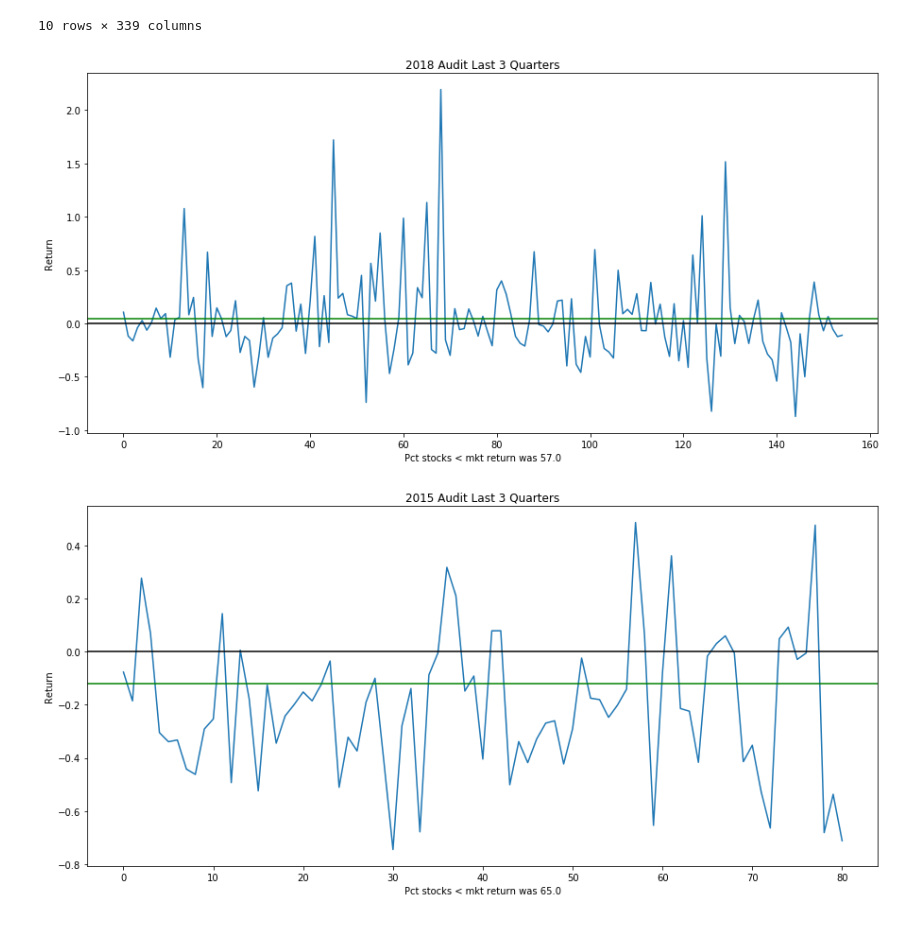
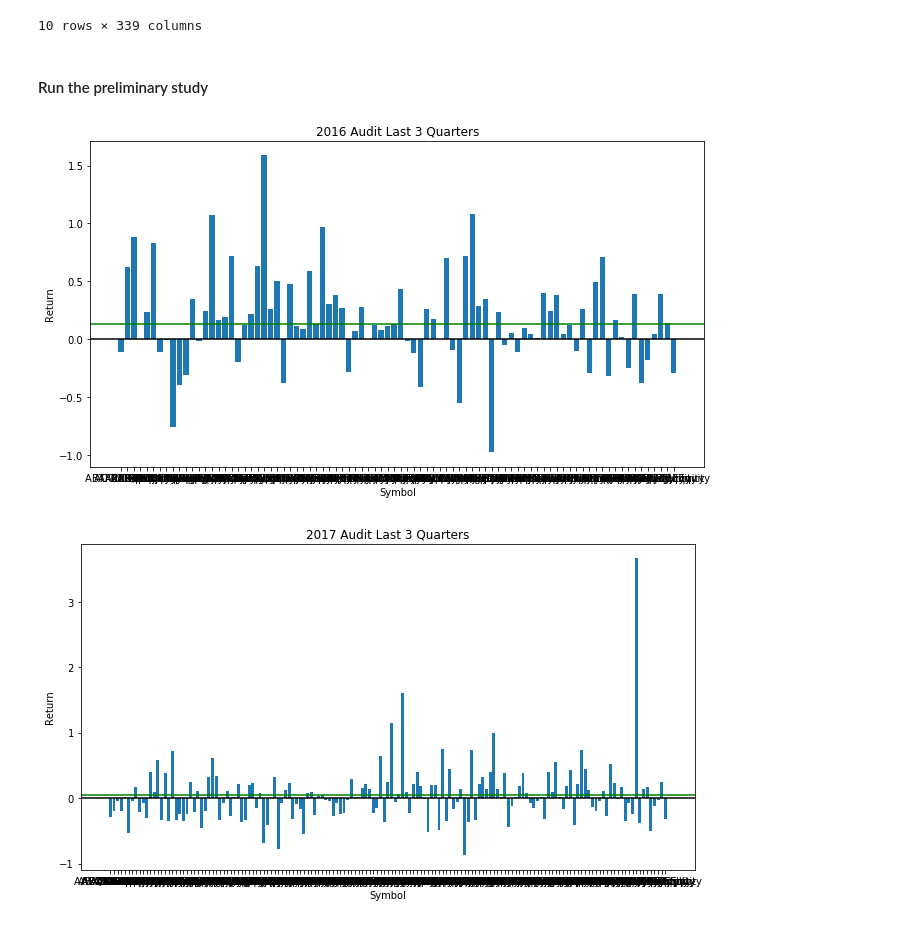
Before and after one commit to aandres99/audit_signal, a Jupyter notebook: CPAB Returns.ipynb, the cells around one changed output. Saved outputs shown, nothing was run; the diff lists cells and outputs as text; code cells hidden in the pictures.

```diff
--- a/CPAB Returns.ipynb
+++ b/CPAB Returns.ipynb
@@ -136,7 +141,7 @@ def get_post_audit_perf(ret_df, ticker_list, beg_date, end_date):
         except (KeyError, ValueError):
             # print('No data for ', ticker)
             pass
-    return dict(zip(keys, values)), values
+    return dict(zip(keys, values)), values, keys
 # %%
 try:
     price_df = pd.read_csv('price_history_first.csv', index_col=0)
@@ -173,35 +178,36 @@ ret_df['2018-06-30':].head(10)
 | 2018-07-12 | 0.009025 | 0.008397 | -0.000764 | 0.011804 | 0.045249 | 0.018990 | 0.012658 | ... |
 | 2018-07-13 | 0.000787 | 0.000000 | 0.002289 | -0.003420 | -0.013263 | 0.009734 | 0.013868 | ... |
 10 rows × 339 columns
+# %% [markdown]
+#### Run the preliminary study
 # %%
 audit_study_dict = {'2015 Audit': ['2015-03-10', '2015-12-31'],
                     '2016 Audit': ['2016-03-10', '2016-12-31'],
                     '2017 Audit': ['2017-03-10', '2017-12-31'],
                     '2018 Audit': ['2018-03-10', '2018-09-28']}
 for yr in audit_study_dict:
 #    print(yr, audit_study_dict[yr][0], audit_study_dict[yr][1])
     tics_in_audit = df[df[yr] > 0]['tic'].tolist()
     try:
         tics_in_audit.remove('SPTSX Index')
     except ValueError:
         pass
     try:
         tics_in_audit.remove('SPX Index')
     except ValueError:
         pass
-    audit_yr_dict, audit_yr_ret = get_post_audit_perf(ret_df, tics_in_audit,
-                                                      audit_study_dict[yr][0],
-                                                      audit_study_dict[yr][1])
+    audit_yr_dict, audit_yr_ret, audit_cos = get_post_audit_perf(ret_df, tics_in_audit,
+                                                                 audit_study_dict[yr][0],
+                                                                 audit_study_dict[yr][1])
     mkt_ret =np.exp(ret_df[audit_study_dict[yr][0]:audit_study_dict[yr][1]]['SPTSX Index'].sum())-1
-    plt.figure(figsize=(15, 7))
-    plt.plot(audit_yr_ret)
+    plt.figure(figsize=(11, 6))
+    plt.bar(audit_cos, audit_yr_ret)
     plt.title(yr + ' Last 3 Quarters')
     plt.ylabel('Return')
-    plt.xlabel('Pct stocks < mkt return was '
-               + str(np.round(np.size(np.where(audit_yr_ret < mkt_ret))/np.size(audit_yr_ret) * 100)))
+    plt.xlabel('Symbol')
     plt.axhline(0.0, color='black')
     plt.axhline(mkt_ret, color='g')
     plt.savefig(yr + ' Last 3 Quarters');
 # %% [output]
-[figure, old version]
+[figure, new version]
-[figure, old version]
+[figure, new version]
```
Also changed, not shown: parts of 12 cells of this notebook.
